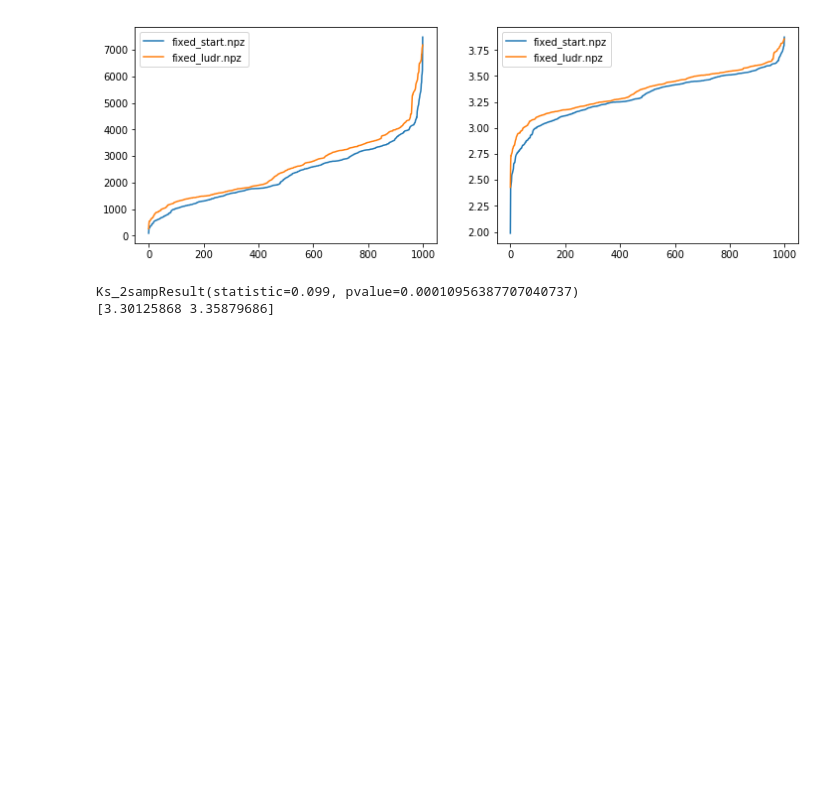
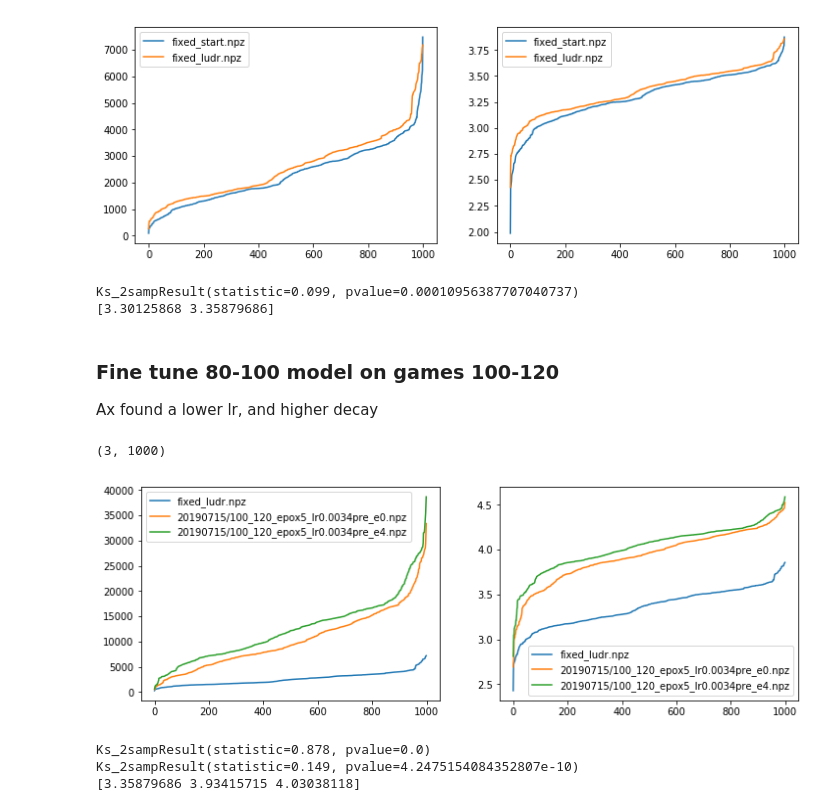
Before and after one commit to fqjin/2048NN, a Jupyter notebook: compare_models.ipynb, the cells around one changed output. Cells and saved outputs as stored; diff of their text form; code cells hidden in the pictures; blank space fills up the shorter version.

Commit message:
Fine tune on games 100-120

```diff
--- a/compare_models.ipynb
+++ b/compare_models.ipynb
@@ -895,3 +895,44 @@ print(np.mean(logresults, axis=1))
 # %% [output]
 Ks_2sampResult(statistic=0.099, pvalue=0.00010956387707040737)
 [3.30125868 3.35879686]
+# %% [markdown]
+### Fine tune 80-100 model on games 100-120
+Ax found a lower lr, and higher decay
+# %%
+1# Compare best of different training runs
+results = []
+names = ['fixed_ludr.npz',
+         '20190715/100_120_epox5_lr0.0034pre_e0.npz',
+         '20190715/100_120_epox5_lr0.0034pre_e4.npz',
+         ]
+for name in names:
+    dist = np.load(name)
+    scores = np.asarray([dist['scores']]).flatten()
+    scores.sort()
+    results.append(scores)
+results = np.vstack(results)
+print(results.shape)
+logresults = np.log10(results + 1)
+# %% [output]
+(3, 1000)
+# %%
+plt.subplots(figsize=(12, 4))
+plt.subplot(121)
+for i in range(len(results)):
+    plt.plot(results[i])
+plt.legend(names)
+plt.subplot(122)
+for i in range(len(logresults)):
+    plt.plot(logresults[i])
+plt.legend(names)
+plt.show()
+# %% [output]
+[figure, added]
+# %%
+for i in range(2):
+    print(stats.ks_2samp(logresults[i], logresults[2]))
+print(np.mean(logresults, axis=1))
+# %% [output]
+Ks_2sampResult(statistic=0.878, pvalue=0.0)
+Ks_2sampResult(statistic=0.149, pvalue=4.2475154084352807e-10)
+[3.35879686 3.93415715 4.03038118]
```
Also changed, not shown: 6 other files.
